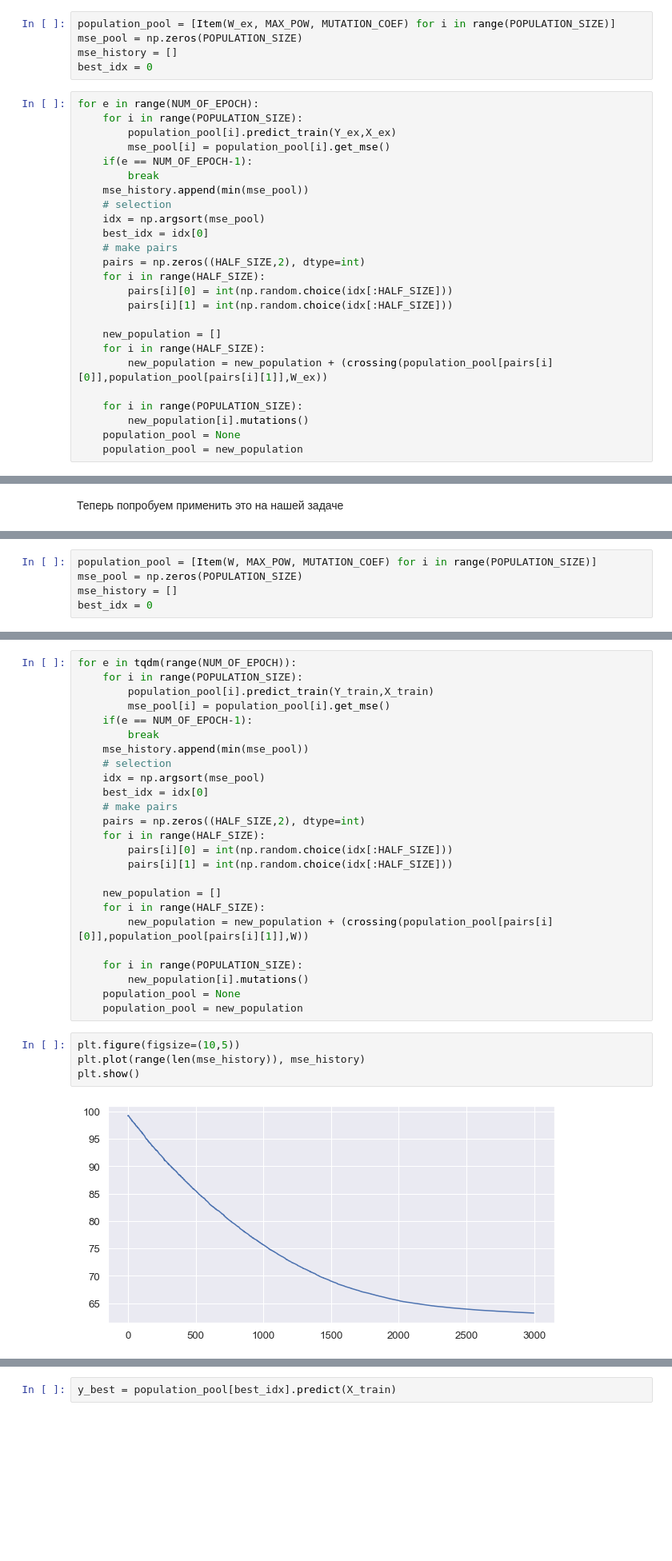
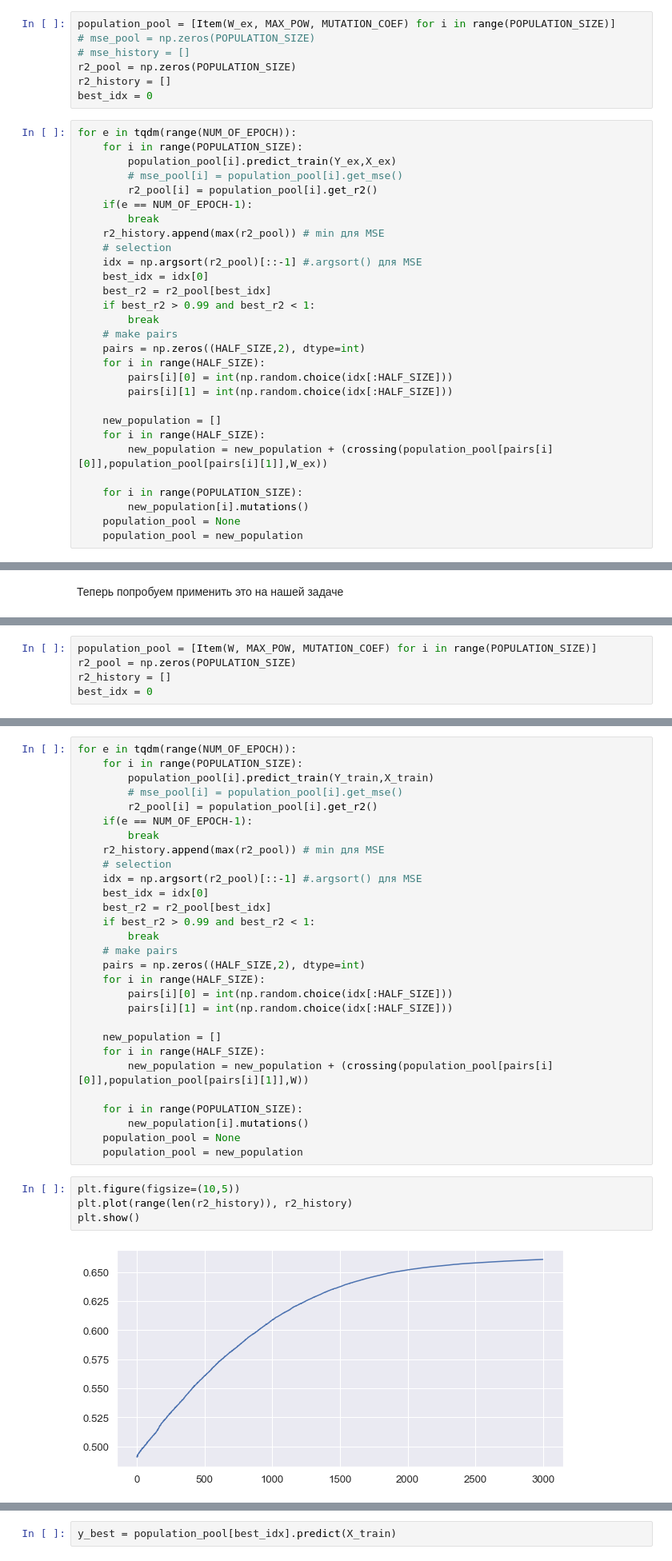
Before and after one commit to Selen34/ada, a Jupyter notebook: course_project/course_project.ipynb, the cells around one changed output, grey strips where cells are left out. Shown at 80% size. Cells and saved outputs as stored; diff of their text form; blank space fills up the shorter version.

```diff
--- a/course_project/course_project.ipynb
+++ b/course_project/course_project.ipynb
@@ -403,20 +435,26 @@ def crossing(item1:Item, item2:Item, W):
     return [t_obj1, t_obj2]
 # %%
 population_pool = [Item(W_ex, MAX_POW, MUTATION_COEF) for i in range(POPULATION_SIZE)]
-mse_pool = np.zeros(POPULATION_SIZE)
-mse_history = []
+# mse_pool = np.zeros(POPULATION_SIZE)
+# mse_history = []
+r2_pool = np.zeros(POPULATION_SIZE)
+r2_history = []
 best_idx = 0
 # %%
-for e in range(NUM_OF_EPOCH):
+for e in tqdm(range(NUM_OF_EPOCH)):
     for i in range(POPULATION_SIZE):
         population_pool[i].predict_train(Y_ex,X_ex)
-        mse_pool[i] = population_pool[i].get_mse()
+        # mse_pool[i] = population_pool[i].get_mse()
+        r2_pool[i] = population_pool[i].get_r2()
     if(e == NUM_OF_EPOCH-1):
         break
-    mse_history.append(min(mse_pool))
+    r2_history.append(max(r2_pool)) # min для MSE
     # selection
-    idx = np.argsort(mse_pool)
+    idx = np.argsort(r2_pool)[::-1] #.argsort() для MSE
     best_idx = idx[0]
+    best_r2 = r2_pool[best_idx]
+    if best_r2 > 0.99 and best_r2 < 1:
+        break
     # make pairs
     pairs = np.zeros((HALF_SIZE,2), dtype=int)
     for i in range(HALF_SIZE):
@@ -488,7 +528,7 @@ HALF_SIZE = int(POPULATION_SIZE/2)
 NUM_OF_EPOCH = 3000
 # %%
 population_pool = [Item(W, MAX_POW, MUTATION_COEF) for i in range(POPULATION_SIZE)]
-mse_pool = np.zeros(POPULATION_SIZE)
-mse_history = []
+r2_pool = np.zeros(POPULATION_SIZE)
+r2_history = []
 best_idx = 0
 # %%
@@ -502,13 +542,17 @@ cgs_mse
 for e in tqdm(range(NUM_OF_EPOCH)):
     for i in range(POPULATION_SIZE):
         population_pool[i].predict_train(Y_train,X_train)
-        mse_pool[i] = population_pool[i].get_mse()
+        # mse_pool[i] = population_pool[i].get_mse()
+        r2_pool[i] = population_pool[i].get_r2()
     if(e == NUM_OF_EPOCH-1):
         break
-    mse_history.append(min(mse_pool))
+    r2_history.append(max(r2_pool)) # min для MSE
     # selection
-    idx = np.argsort(mse_pool)
+    idx = np.argsort(r2_pool)[::-1] #.argsort() для MSE
     best_idx = idx[0]
+    best_r2 = r2_pool[best_idx]
+    if best_r2 > 0.99 and best_r2 < 1:
+        break
     # make pairs
     pairs = np.zeros((HALF_SIZE,2), dtype=int)
     for i in range(HALF_SIZE):
@@ -525,10 +569,10 @@ for e in tqdm(range(NUM_OF_EPOCH)):
     population_pool = new_population
 # %%
 plt.figure(figsize=(10,5))
-plt.plot(range(len(mse_history)), mse_history)
+plt.plot(range(len(r2_history)), r2_history)
 plt.show()
 # %% [output]
-[figure, old version]
+[figure, new version]
 # %%
 population_pool[best_idx].get_genetic()
 # %% [output]
```
Also changed, not shown: parts of 24 cells of this notebook, 3 other files.
